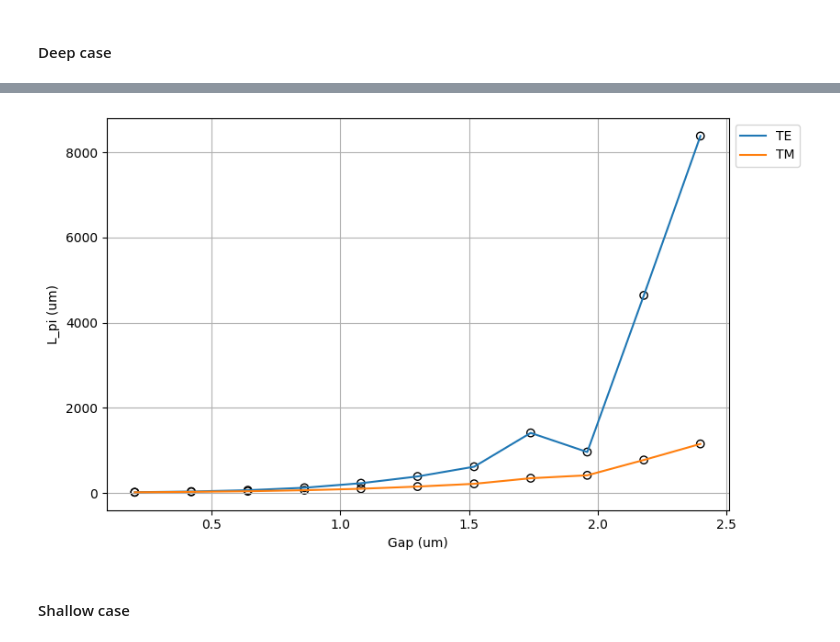
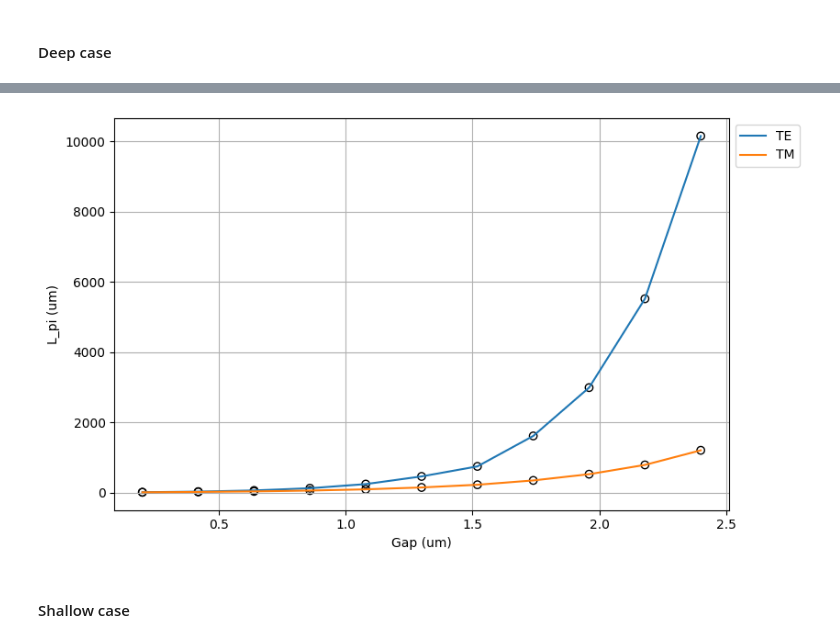
Before and after one commit to davidalcarria/pic-upv-lab2, a Jupyter notebook: COUPLERS_Student.ipynb, the cells around one changed output, grey strips where cells are left out. Drawn from its saved outputs; the diff is of its cells as text; code cells hidden in the pictures.

```diff
--- a/COUPLERS_Student.ipynb
+++ b/COUPLERS_Student.ipynb
@@ -658,7 +658,7 @@ for g in gap:
         cache_path='.cache/',
         precision='double',
         max_grid_scaling=1.5,
-        grid_resolution=20
+        grid_resolution=30
     )
 
     neff = dc.n_eff
@@ -711,4 +711,4 @@ plt.tight_layout(rect=[0, 0, 0.85, 1])
-[figure, old version]
+[figure, new version]
 # %% [markdown]
 #### Shallow case
 # %%
```
Also changed, not shown: parts of 6 cells of this notebook.
